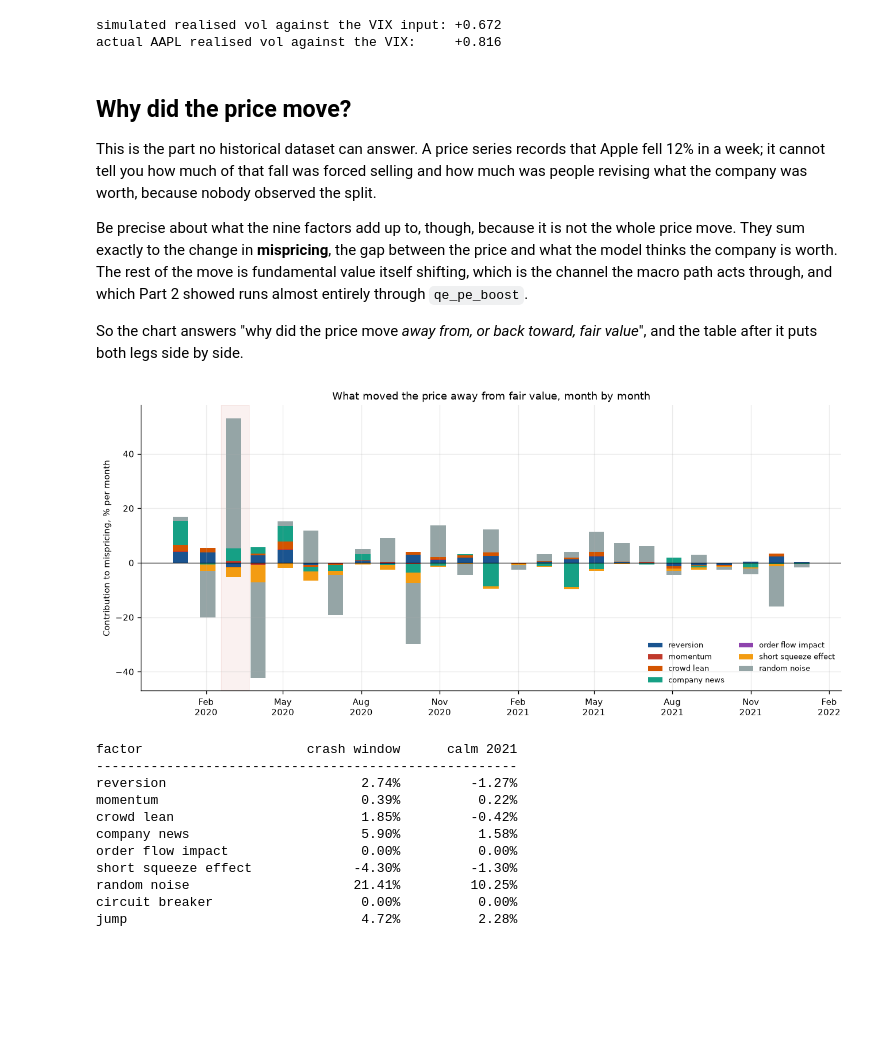
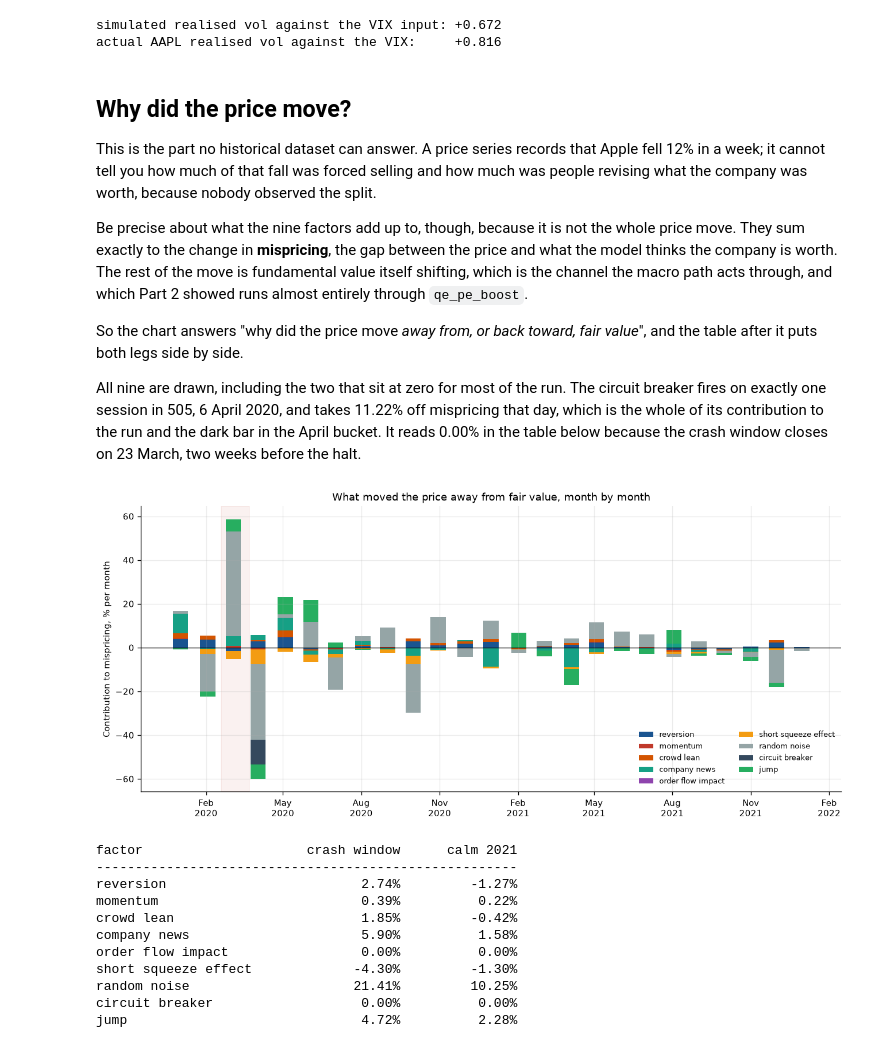
Before and after one commit to simoncoombes/tradefloor, a Jupyter notebook: examples/09-a-pandemic-shaped-market.ipynb, the cells around one changed output. Drawn from its saved outputs; the diff is of its cells as text; code cells hidden in the pictures; blank space fills up the shorter version.

```diff
--- a/examples/09-a-pandemic-shaped-market.ipynb
+++ b/examples/09-a-pandemic-shaped-market.ipynb
@@ -857,6 +860,12 @@ path acts through, and which Part 2 showed runs almost entirely through
 
 So the chart answers "why did the price move *away from, or back toward, fair
 value*", and the table after it puts both legs side by side.
+
+All nine are drawn, including the two that sit at zero for most of the run. The
+circuit breaker fires on exactly one session in 505, 6 April 2020, and takes
+11.22% off mispricing that day, which is the whole of its contribution to the
+run and the dark bar in the April bucket. It reads 0.00% in the table below
+because the crash window closes on 23 March, two weeks before the halt.
 # %%
 truth = pa.table(engine2.truth())
 one = pc.filter(truth, pc.equal(truth["instrument_id"], 0))
@@ -866,35 +875,35 @@ daily = (one.group_by("day")
 M = 21  # a month of sessions, so the chart reads as episodes not noise
 series = {f: [sum(daily[f"{f}_sum"].to_pylist()[i:i + M]) * 100
               for i in range(0, N, M)] for f in pt.Engine.FACTORS}
 buckets = [DATES[min(i, N - 1)] for i in range(0, N, M)]
 
 fig, ax = plt.subplots(figsize=(11, 5))
 colours = ["#1a5490", "#c0392b", "#d35400", "#16a085",
-           "#8e44ad", "#f39c12", "#95a5a6"]
+           "#8e44ad", "#f39c12", "#95a5a6", "#34495e", "#27ae60"]
 pos, neg = [0.0] * len(buckets), [0.0] * len(buckets)
 for f, colour in zip(pt.Engine.FACTORS, colours):
     vals = series[f]
     base_ = [pos[i] if vals[i] >= 0 else neg[i] for i in range(len(vals))]
     ax.bar(buckets, vals, bottom=base_, width=18, color=colour,
            label=f.replace("_", " "), linewidth=0)
     for i, v in enumerate(vals):
         if v >= 0:
             pos[i] += v
         else:
             neg[i] += v
 
 ax.axhline(0, color="black", lw=0.8)
 ax.axvspan(*crash, color="#c0392b", alpha=0.07, zorder=0)
 ax.set_ylabel("Contribution to mispricing, % per month")
 ax.legend(loc="lower right", fontsize=7.5, ncol=2, frameon=False)
 ax.xaxis.set_major_locator(mdates.MonthLocator(interval=3))
 ax.xaxis.set_major_formatter(mdates.DateFormatter("%b\n%Y"))
 ax.set_title("What moved the price away from fair value, month by month",
              fontsize=11)
 fig.tight_layout()
 plt.show()
 # %% [output]
-[figure, old version]
+[figure, new version]
 # %%
 crash_days = [i for i, d in enumerate(DATES) if crash[0] <= d <= crash[1]]
 calm_days = [i for i, d in enumerate(DATES)
```
Also changed, not shown: parts of 5 cells of this notebook, 44 other files.
